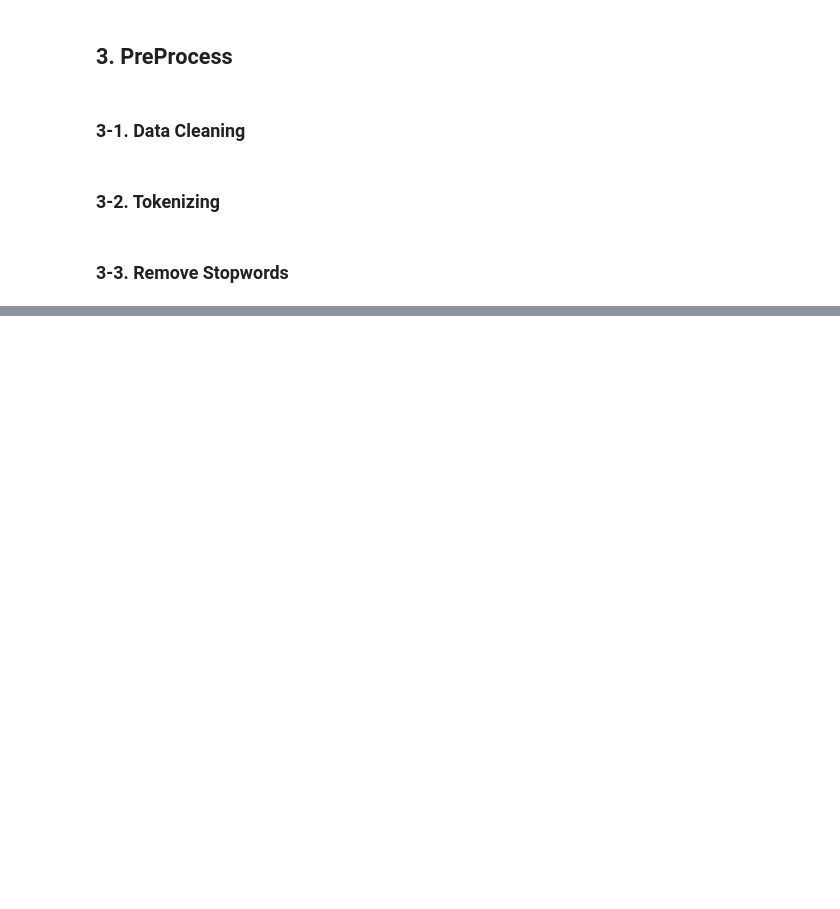
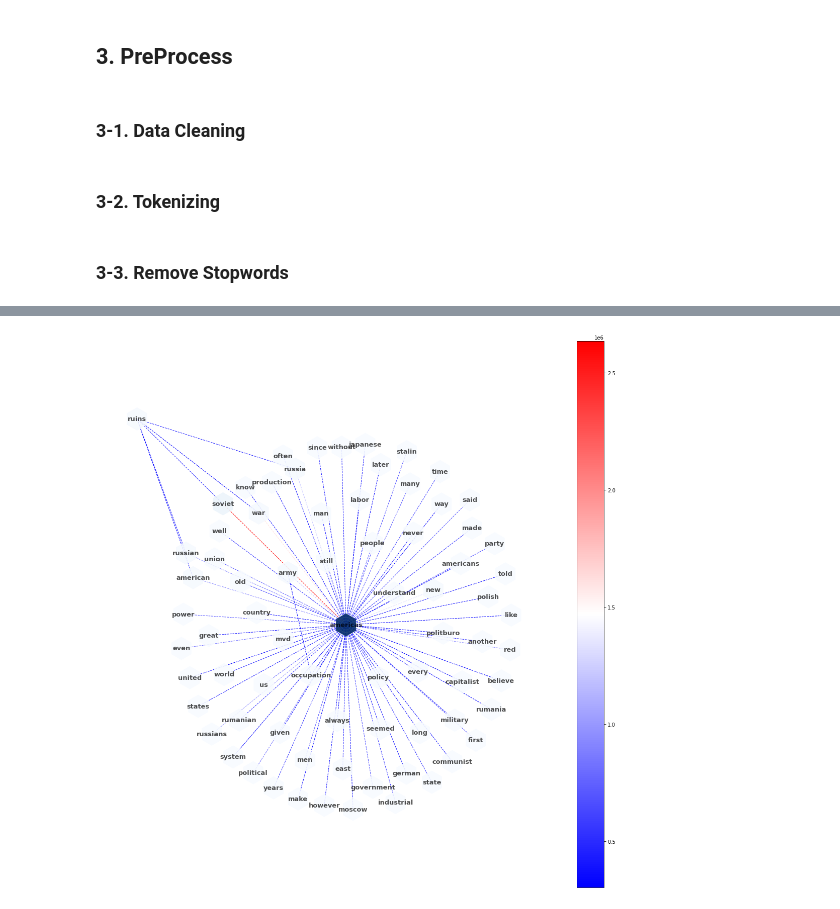
Before and after one commit to MartinusChoi/Text-Mining-Project, a Jupyter notebook: Network-Web-Analysis-ST.ipynb, the cells around one changed output, grey strips where cells are left out. Saved outputs shown, nothing was run; the diff lists cells and outputs as text; code cells hidden in the pictures; blank space fills up the shorter version.

```diff
--- a/Network-Web-Analysis-ST.ipynb
+++ b/Network-Web-Analysis-ST.ipynb
@@ -110,0 +191,6 @@ result = list(apriori(tokenized_1, min_support=0.01))
+# %%
+df = pd.read_csv(RESULT_1+'word-pair-freq.csv')
+# %%
+plotNetwork(df, freq_thres=300000, node_size=2000, root=RESULT_1)
+# %% [output]
+[figure, added]
```
Also changed, not shown: parts of 17 cells of this notebook, 7 other files.
